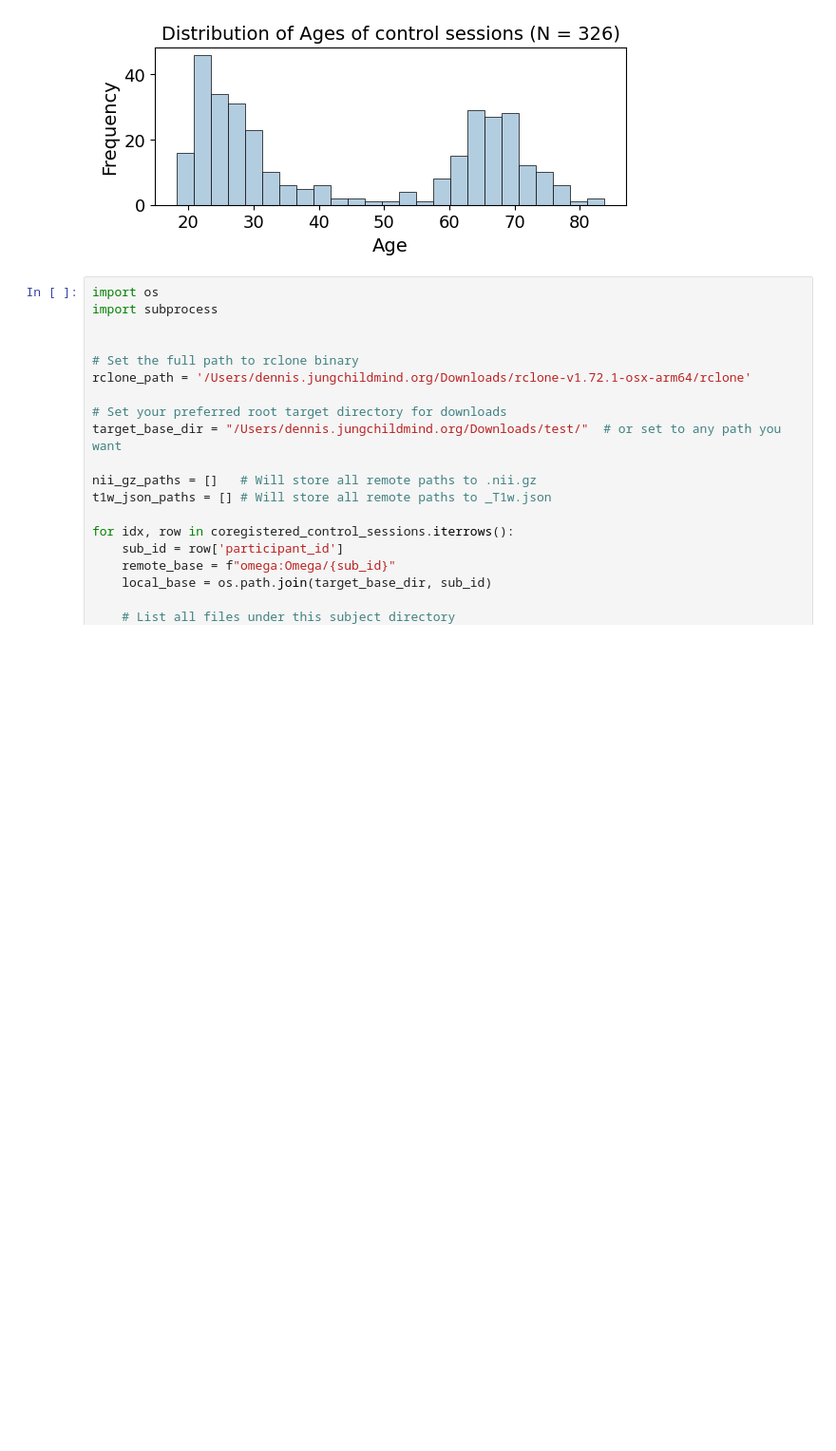
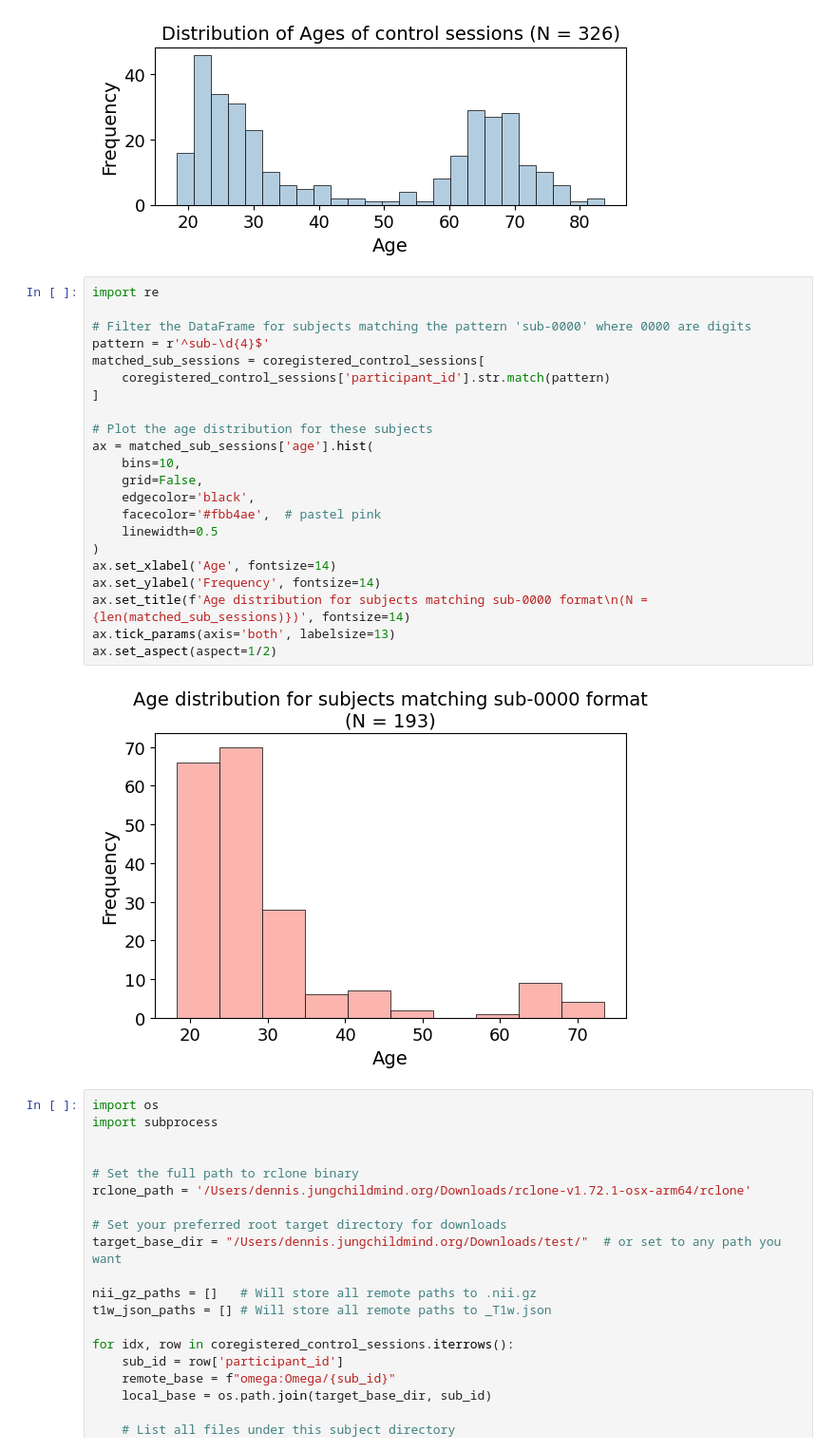
Before and after one commit to dyjung130/cortical_layer, a Jupyter notebook: jupyter-notebook/122825_omega_preproc/omega_preproc.ipynb, the cells around one changed output. Shown at 95% size. Cells and saved outputs as stored; diff of their text form; blank space fills up the shorter version.

```diff
--- a/jupyter-notebook/122825_omega_preproc/omega_preproc.ipynb
+++ b/jupyter-notebook/122825_omega_preproc/omega_preproc.ipynb
@@ -32,6 +32,30 @@ ax.set_aspect(aspect=1/2)
 # %% [output]
 326
 [figure]
+# %%
+import re
+
+# Filter the DataFrame for subjects matching the pattern 'sub-0000' where 0000 are digits
+pattern = r'^sub-\d{4}$'
+matched_sub_sessions = coregistered_control_sessions[
+    coregistered_control_sessions['participant_id'].str.match(pattern)
+]
+
+# Plot the age distribution for these subjects
+ax = matched_sub_sessions['age'].hist(
+    bins=10,
+    grid=False,
+    edgecolor='black',
+    facecolor='#fbb4ae',  # pastel pink
+    linewidth=0.5
+)
+ax.set_xlabel('Age', fontsize=14)
+ax.set_ylabel('Frequency', fontsize=14)
+ax.set_title(f'Age distribution for subjects matching sub-0000 format\n(N = {len(matched_sub_sessions)})', fontsize=14)
+ax.tick_params(axis='both', labelsize=13)
+ax.set_aspect(aspect=1/2)
+# %% [output]
+[figure, added]
 # %%
 import os
 import subprocess
```
